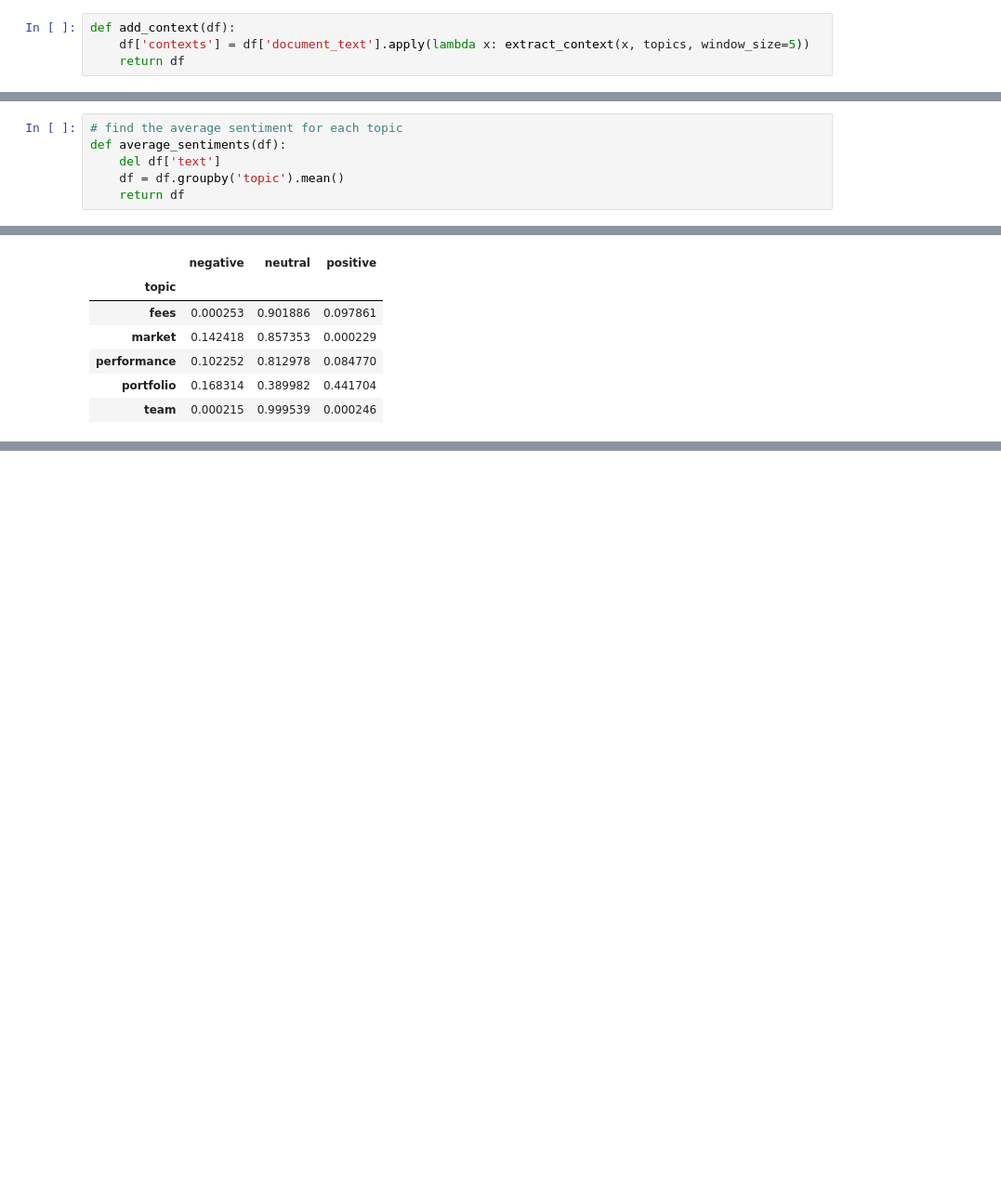
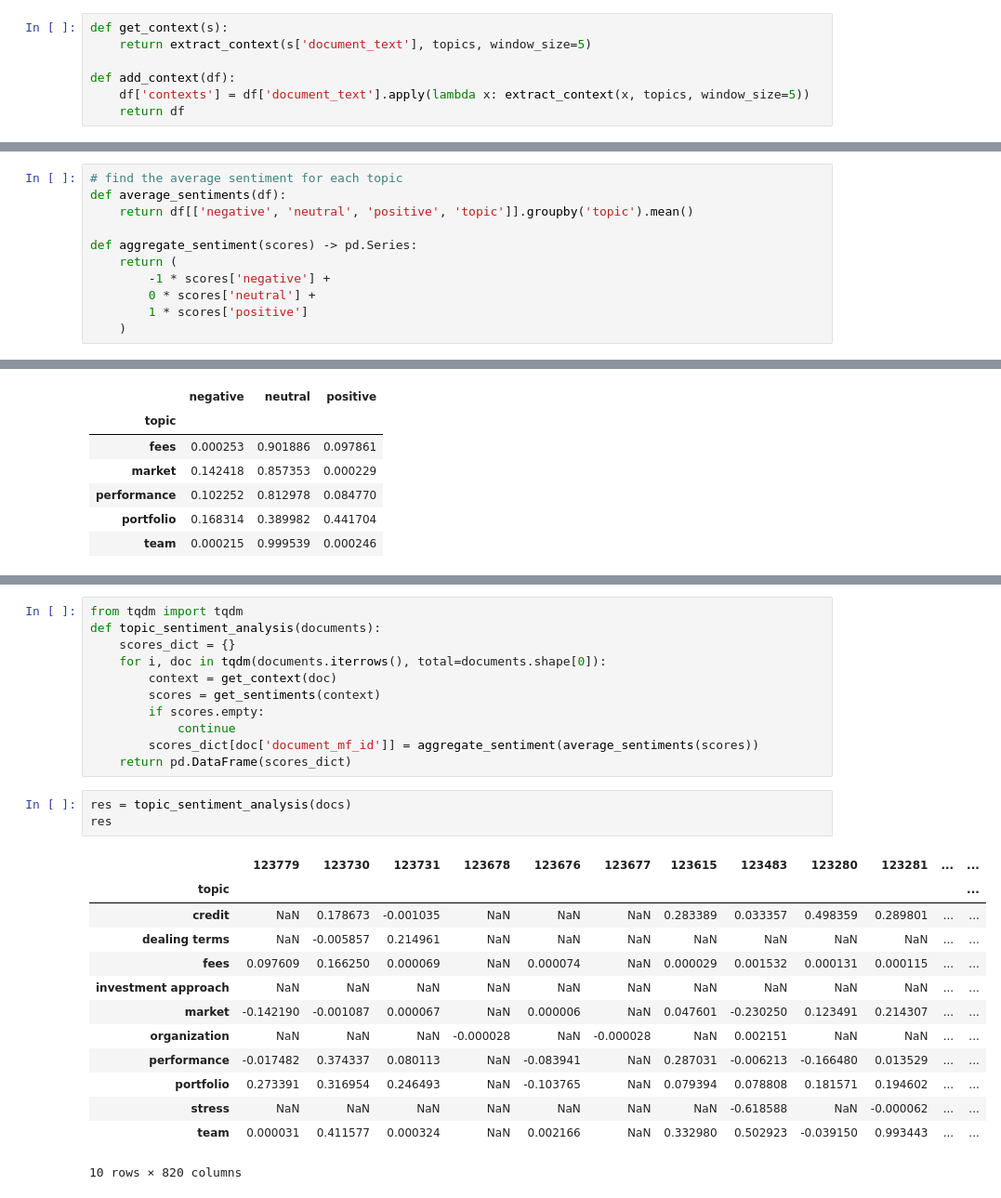
Before and after one commit to Resonanz-Capital/ML-Sentiment-Analysis, a Jupyter notebook: sentiment_analysis/full sentiment pipeline.ipynb, the cells around one changed output, grey strips where cells are left out. Shown at 93% size. Saved outputs shown, nothing was run; the diff lists cells and outputs as text; blank space fills up the shorter version.

Commit message:
Complete analysis

```diff
--- a/sentiment_analysis/full sentiment pipeline.ipynb
+++ b/sentiment_analysis/full sentiment pipeline.ipynb
@@ -84,6 +86,9 @@ docs.head()
 | 3 | 936 | 123678 | D.E. Shaw Valence International F... | quarterly_report | 1166 Avenue of the Americas\nNint... |
 | 4 | 2780 | 123676 | D.E. Shaw Composite International... | quarterly_report | SM\nCOMPOSITE\nQUARTERLY PERFORMA... |
 # %%
+def get_context(s):
+    return extract_context(s['document_text'], topics, window_size=5)
+
 def add_context(df):
     df['contexts'] = df['document_text'].apply(lambda x: extract_context(x, topics, window_size=5))
     return df
@@ -163,9 +168,14 @@ sent
 # %%
 # find the average sentiment for each topic
 def average_sentiments(df):
-    del df['text']
-    df = df.groupby('topic').mean()
-    return df
+    return df[['negative', 'neutral', 'positive', 'topic']].groupby('topic').mean()
+
+def aggregate_sentiment(scores) -> pd.Series:
+    return (
+        -1 * scores['negative'] +
+        0 * scores['neutral'] +
+        1 * scores['positive']
+    )
 # %%
 average_sentiments(sent)
 # %% [output]
@@ -178,0 +211,28 @@ average_sentiments(sent)
+# %%
+from tqdm import tqdm
+def topic_sentiment_analysis(documents):
+    scores_dict = {}
+    for i, doc in tqdm(documents.iterrows(), total=documents.shape[0]):
+        context = get_context(doc)
+        scores = get_sentiments(context)
+        if scores.empty:
+            continue
+        scores_dict[doc['document_mf_id']] = aggregate_sentiment(average_sentiments(scores))
+    return pd.DataFrame(scores_dict)
+# %%
+res = topic_sentiment_analysis(docs)
+res
+# %% [output]
+|  | 123779 | 123730 | 123731 | 123678 | 123676 | 123677 | 123615 | 123483 | 123280 | 123281 | ... | ... |
+| topic |  |  |  |  |  |  |  |  |  |  |  | ... |
+| credit | NaN | 0.178673 | -0.001035 | NaN | NaN | NaN | 0.283389 | 0.033357 | 0.498359 | 0.289801 | ... | ... |
+| dealing terms | NaN | -0.005857 | 0.214961 | NaN | NaN | NaN | NaN | NaN | NaN | NaN | ... | ... |
+| fees | 0.097609 | 0.166250 | 0.000069 | NaN | 0.000074 | NaN | 0.000029 | 0.001532 | 0.000131 | 0.000115 | ... | ... |
+| investment approach | NaN | NaN | NaN | NaN | NaN | NaN | NaN | NaN | NaN | NaN | ... | ... |
+| market | -0.142190 | -0.001087 | 0.000067 | NaN | 0.000006 | NaN | 0.047601 | -0.230250 | 0.123491 | 0.214307 | ... | ... |
+| organization | NaN | NaN | NaN | -0.000028 | NaN | -0.000028 | NaN | 0.002151 | NaN | NaN | ... | ... |
+| performance | -0.017482 | 0.374337 | 0.080113 | NaN | -0.083941 | NaN | 0.287031 | -0.006213 | -0.166480 | 0.013529 | ... | ... |
+| portfolio | 0.273391 | 0.316954 | 0.246493 | NaN | -0.103765 | NaN | 0.079394 | 0.078808 | 0.181571 | 0.194602 | ... | ... |
+| stress | NaN | NaN | NaN | NaN | NaN | NaN | NaN | -0.618588 | NaN | -0.000062 | ... | ... |
+| team | 0.000031 | 0.411577 | 0.000324 | NaN | 0.002166 | NaN | 0.332980 | 0.502923 | -0.039150 | 0.993443 | ... | ... |
+10 rows × 820 columns
```
Also changed, not shown: parts of 3 cells of this notebook.
